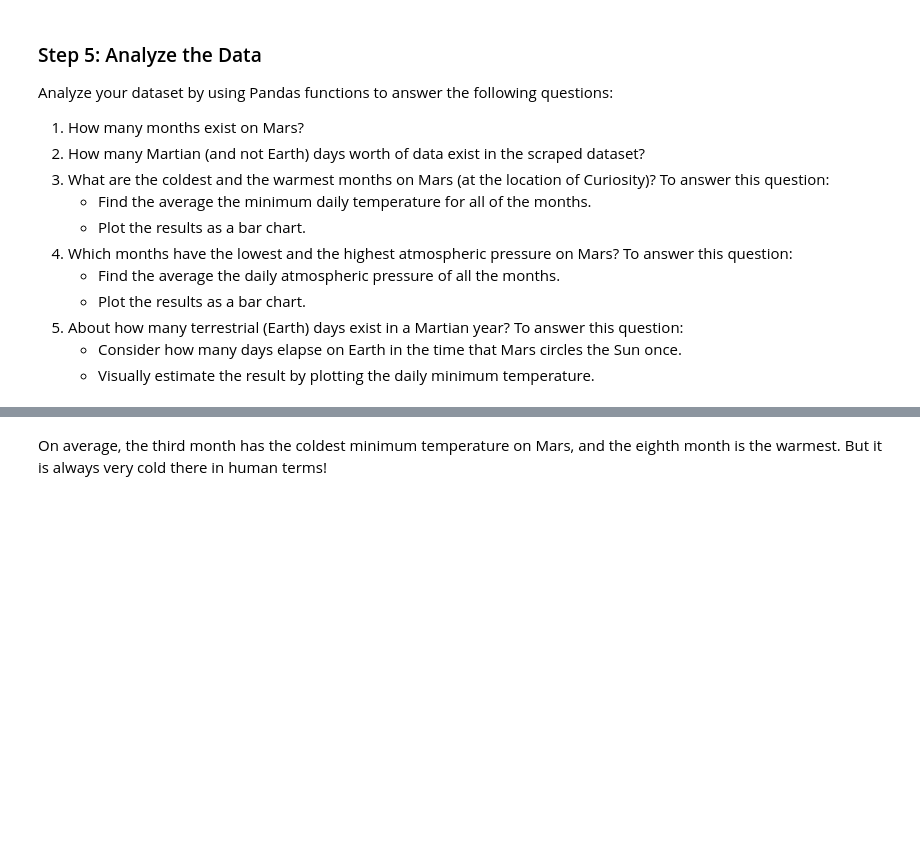
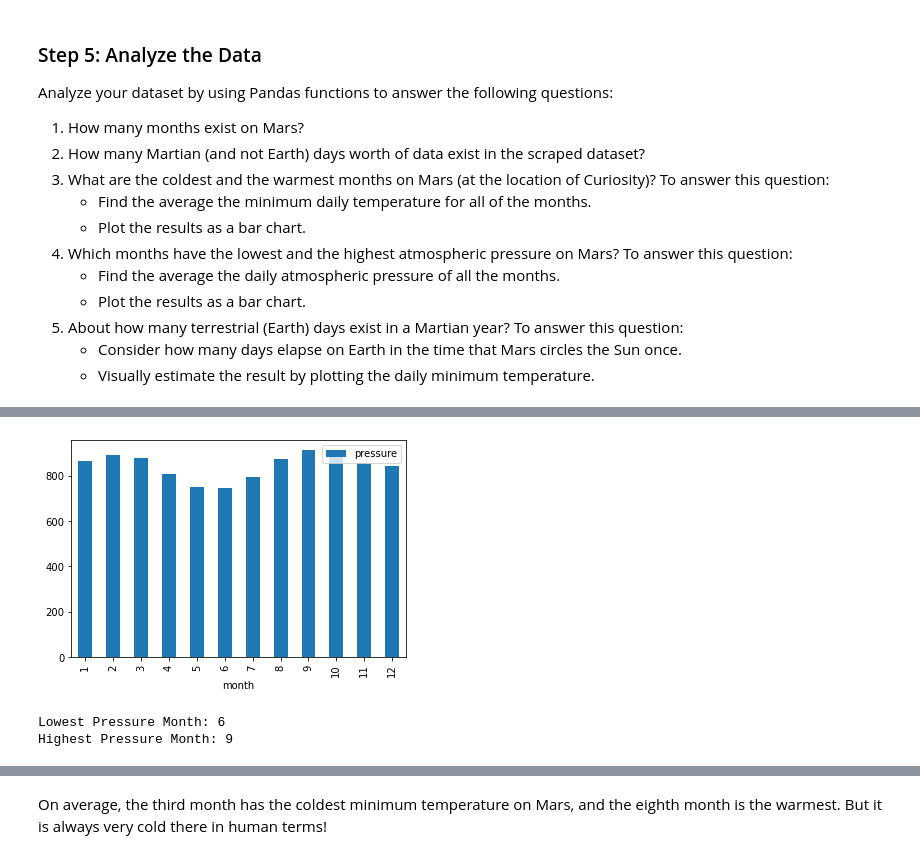
Before and after one commit to dganderson94/web-scraping-challenge, a Jupyter notebook: Mars/part_2_mars_weather.ipynb, the cells around one changed output, grey strips where cells are left out. Saved outputs shown, nothing was run; the diff lists cells and outputs as text; code cells hidden in the pictures; blank space fills up the shorter version.

```diff
--- a/Mars/part_2_mars_weather.ipynb
+++ b/Mars/part_2_mars_weather.ipynb
@@ -136,2 +167,4 @@ Analyze your dataset by using Pandas functions to answer the following questions
 # %%
 # 4. Average pressure by Martian month
+month_pressure = mars_df.groupby(['month'])[['pressure']].mean()
+month_pressure
@@ -138,2 +186,5 @@ Analyze your dataset by using Pandas functions to answer the following questions
 # %%
 # Plot the average pressure by month
+ax = month_pressure.plot(kind='bar')
+# %% [output]
+[figure, added]
@@ -141,0 +191,7 @@ Analyze your dataset by using Pandas functions to answer the following questions
+# %%
+# Identify the lowest and highest pressure months in Curiosity's location
+print(f'Lowest Pressure Month: {month_pressure.idxmin()[0]}')
+print(f'Highest Pressure Month: {month_pressure.idxmax()[0]}')
+# %% [output]
+Lowest Pressure Month: 6
+Highest Pressure Month: 9
```
Also changed, not shown: parts of 12 cells of this notebook, 1 other file.
